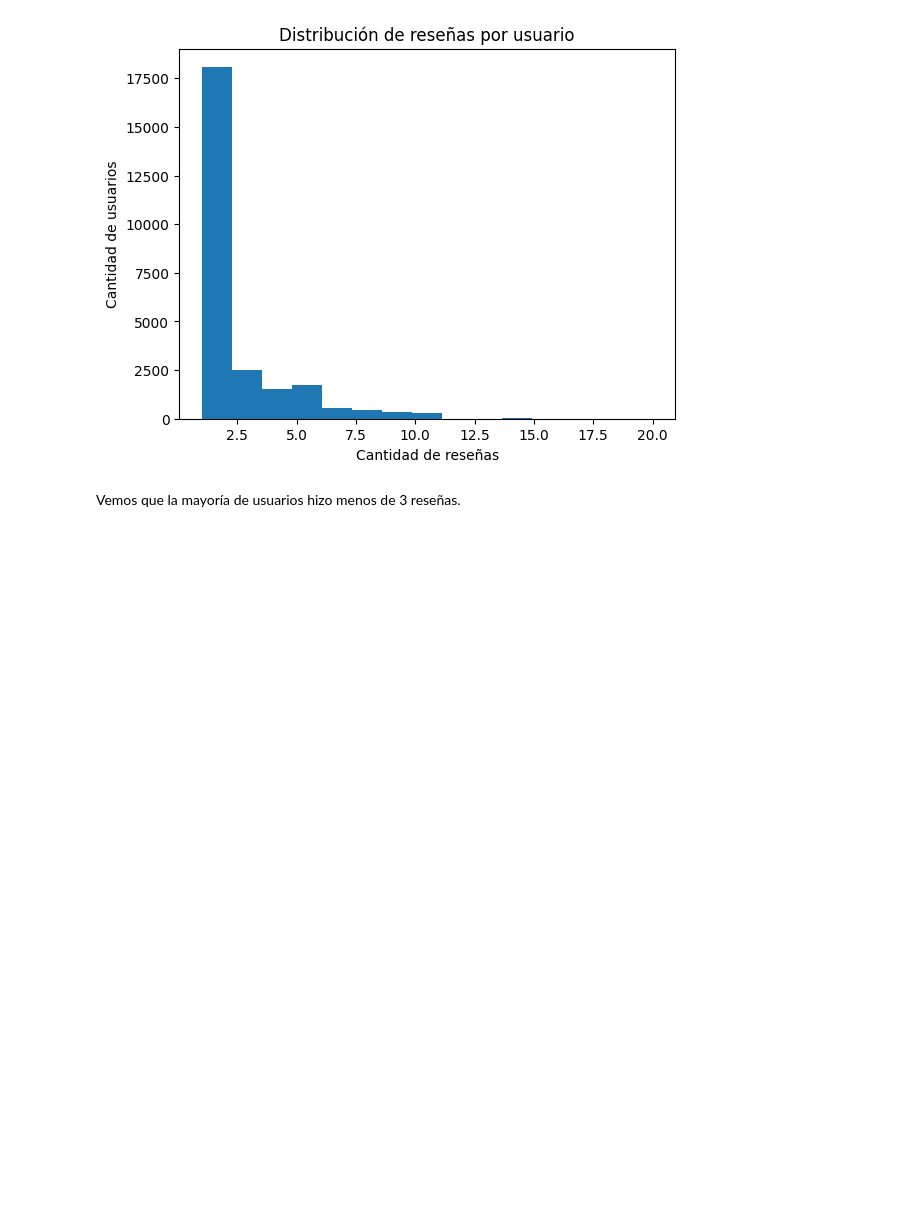
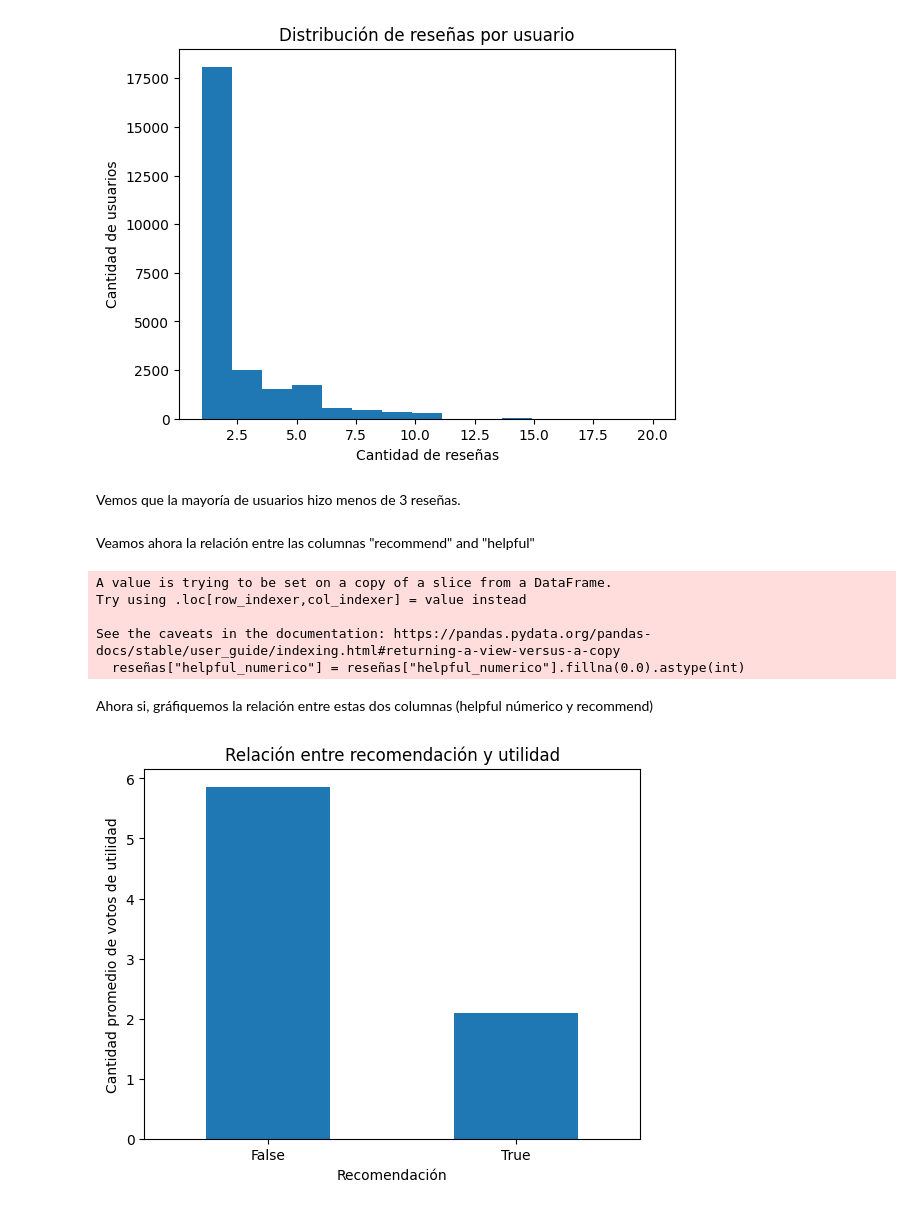
Before and after one commit to Tagliaferro22/steam-games, a Jupyter notebook: EDA/EDA_user_reviews.ipynb, the cells around one changed output. Cells and saved outputs as stored; diff of their text form; code cells hidden in the pictures; blank space fills up the shorter version.

```diff
--- a/EDA/EDA_user_reviews.ipynb
+++ b/EDA/EDA_user_reviews.ipynb
@@ -569,3 +569,25 @@ plt.show()
 [figure]
 # %% [markdown]
 Vemos que la mayoría de usuarios hizo menos de 3 reseñas.
+# %% [markdown]
+Veamos ahora la relación entre las columnas "recommend" and "helpful"
+# %%
+# Para ello, primero convertimos la columna "helpful_numerico" a númerica, y los valores NaN, los dejamos en 0, ya que esto es lo que representan realmente dado el contexto de la columna, a nadie le resulto útil, o lo que es lo mismo que decir le resultó útil a 0 personas.
+reseñas["helpful_numerico"] = reseñas["helpful_numerico"].fillna(0.0).astype(int)
+# %% [output]
+A value is trying to be set on a copy of a slice from a DataFrame.
+Try using .loc[row_indexer,col_indexer] = value instead
+
+See the caveats in the documentation: https://pandas.pydata.org/pandas-docs/stable/user_guide/indexing.html#returning-a-view-versus-a-copy
+  reseñas["helpful_numerico"] = reseñas["helpful_numerico"].fillna(0.0).astype(int)
+# %% [markdown]
+Ahora si, gráfiquemos la relación entre estas dos columnas (helpful númerico y recommend)
+# %%
+reseñas.groupby('recommend')['helpful_numerico'].mean().plot(kind='bar')
+plt.xlabel('Recomendación')
+plt.ylabel('Cantidad promedio de votos de utilidad')
+plt.title('Relación entre recomendación y utilidad')
+plt.xticks(rotation=0)
+plt.show()
+# %% [output]
+[figure, added]
```
Also changed, not shown: parts of 17 cells of this notebook.
